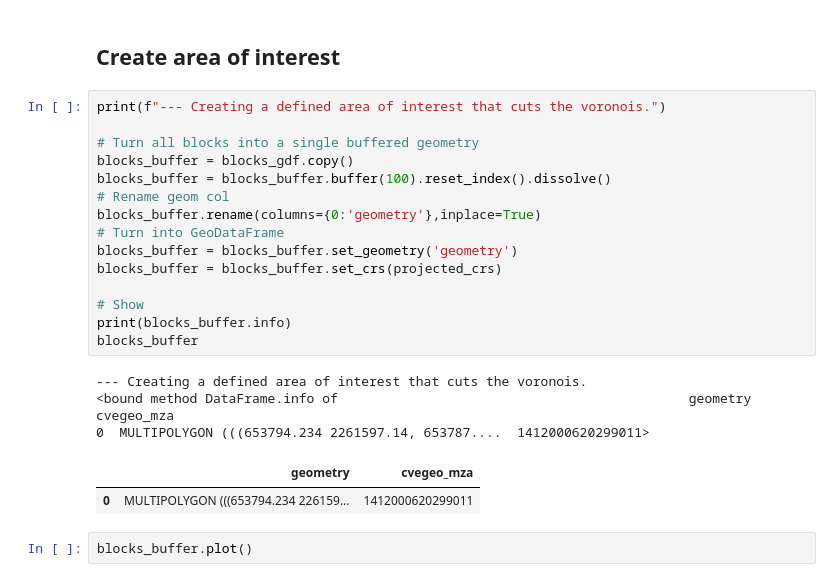
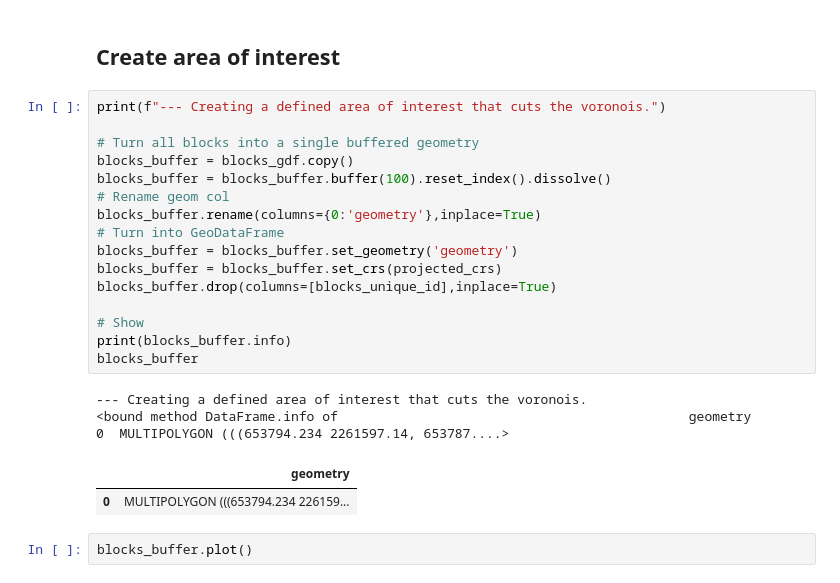
Before and after one commit to Observatorio-Ciudades/vref_walkability_index, a Jupyter notebook: notebooks/01_PL_06b_Project_network_Voronois.ipynb, the cells around one changed output. Cells and saved outputs as stored; diff of their text form.

```diff
--- a/notebooks/01_PL_06b_Project_network_Voronois-versionb.ipynb
+++ b/notebooks/01_PL_06b_Project_network_Voronois.ipynb
@@ -112,24 +112,25 @@ None
 # %%
 print(f"--- Creating a defined area of interest that cuts the voronois.")
 
 # Turn all blocks into a single buffered geometry
 blocks_buffer = blocks_gdf.copy()
 blocks_buffer = blocks_buffer.buffer(100).reset_index().dissolve()
 # Rename geom col
 blocks_buffer.rename(columns={0:'geometry'},inplace=True)
 # Turn into GeoDataFrame
 blocks_buffer = blocks_buffer.set_geometry('geometry')
 blocks_buffer = blocks_buffer.set_crs(projected_crs)
+blocks_buffer.drop(columns=[blocks_unique_id],inplace=True)
 
 # Show
 print(blocks_buffer.info)
 blocks_buffer
 # %% [output]
 --- Creating a defined area of interest that cuts the voronois.
-<bound method DataFrame.info of                                             geometry        cvegeo_mza
-0  MULTIPOLYGON (((653794.234 2261597.14, 653787....  1412000620299011>
+<bound method DataFrame.info of                                             geometry
+0  MULTIPOLYGON (((653794.234 2261597.14, 653787....>
-|  | geometry | cvegeo_mza |
-| 0 | MULTIPOLYGON (((653794.234 226159... | 1412000620299011 |
+|  | geometry |
+| 0 | MULTIPOLYGON (((653794.234 226159... |
 # %%
 blocks_buffer.plot()
 # %% [output]
```
Also changed, not shown: parts of 9 cells of this notebook, 2 other files.
